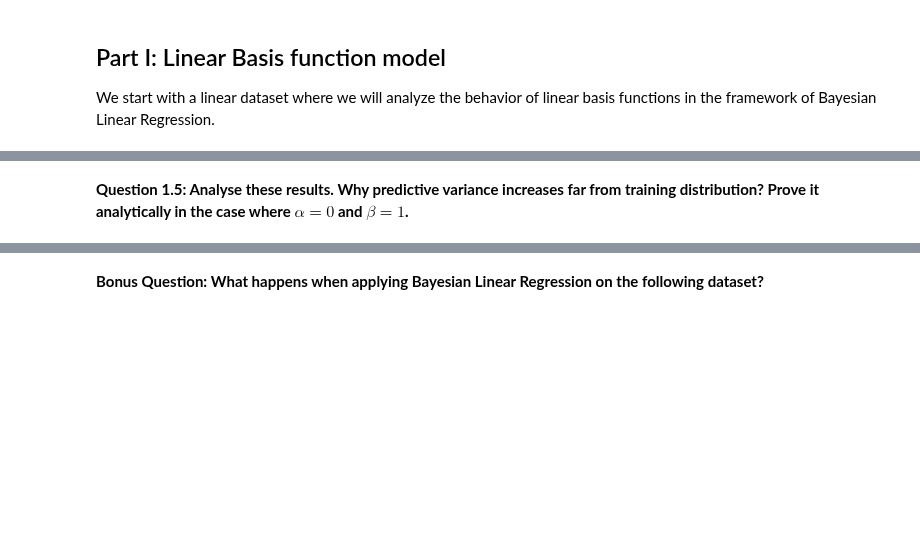
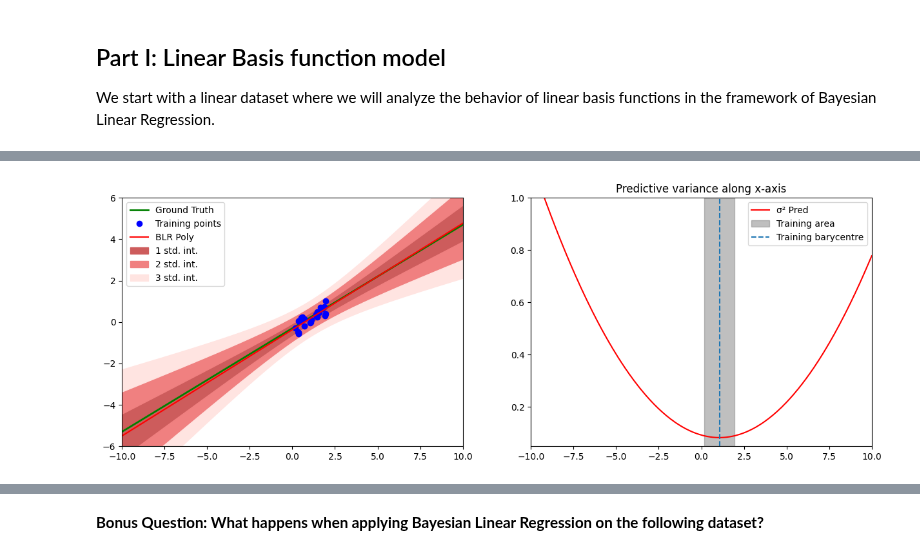
Before and after one commit to CharlesAttend/M2-DAC, a Jupyter notebook: RDFIA/TME/Section3/3_a_Bayesian_Linear_Regression.ipynb, the cells around one changed output, grey strips where cells are left out. Cells and saved outputs as stored; diff of their text form; code cells hidden in the pictures; blank space fills up the shorter version.

```diff
--- a/RDFIA/TME/Section3/3_a_Bayesian_Linear_Regression.ipynb
+++ b/RDFIA/TME/Section3/3_a_Bayesian_Linear_Regression.ipynb
@@ -195,7 +314,28 @@ f_pred = closed_form(phi_linear, dataset_linear['X_train'], dataset_linear['y_tr
 # %%
 # TO DO : predict on test dataset and visualize results
 
 # You should use the following parameters for plot_results
 # xmin=-10, xmax=10, ymin=-6, ymax=6, stdmin=0.05, stdmax=1
+res = np.array(
+    [f_pred(x) for x in dataset_linear["X_test"]]
+)  # array of (mean, std) values
+y_pred = res[:, 0]
+std_pred = res[:, 1]
+
+plot_results(
+    dataset_linear["X_train"],
+    dataset_linear["y_train"],
+    dataset_linear["X_test"],
+    dataset_linear["y_test"],
+    y_pred,
+    std_pred,
+    xmin=-10,
+    xmax=10,
+    ymin=-6,
+    ymax=6,
+    stdmin=0.05,
+    stdmax=1,
+    save_name="phi_linear.pdf",
+)
+# %% [output]
+[figure, added]
-# %% [markdown]
-**Question 1.5: Analyse these results. Why predictive variance increases far from training distribution? Prove it analytically in the case where $\alpha=0$ and $\beta=1$.**
```
Also changed, not shown: parts of 24 cells of this notebook, 5 other files.
